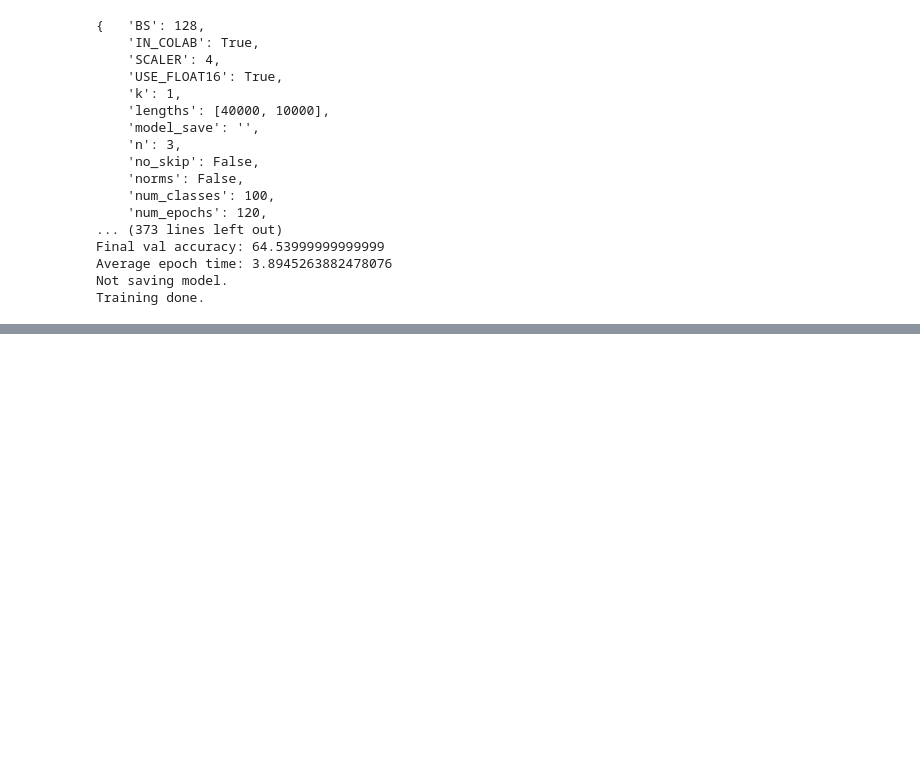
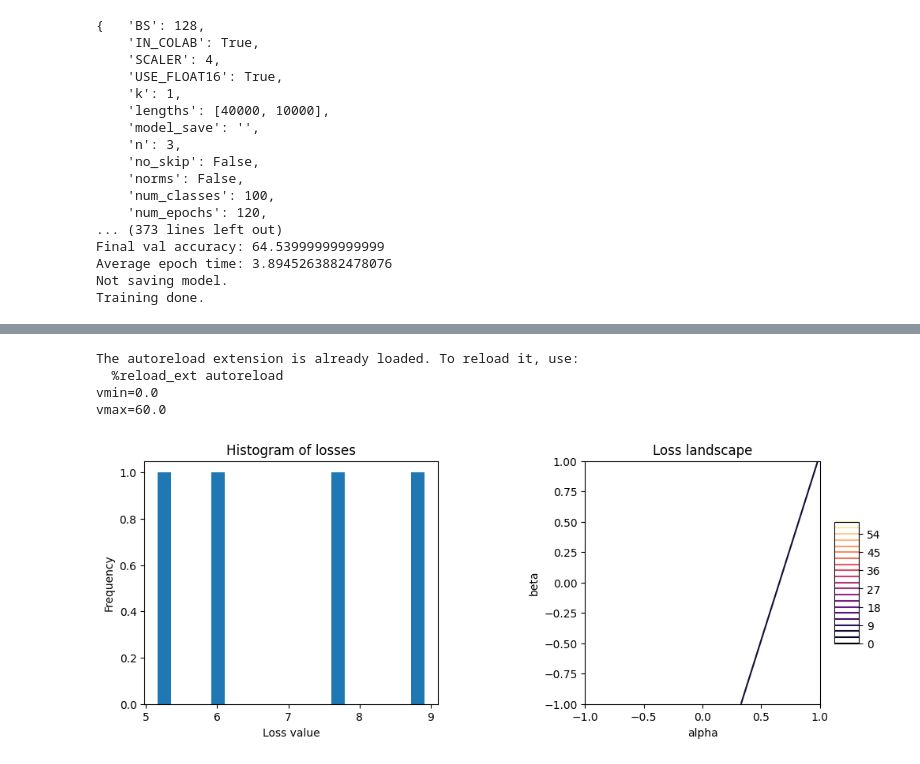
Before and after one commit to mhsiu01/resnet, a Jupyter notebook: colab_wrapper.ipynb, the cells around one changed output, grey strips where cells are left out. Drawn from its saved outputs; the diff is of its cells as text; code cells hidden in the pictures; blank space fills up the shorter version.

Commit message:
Run in colab: Cleaned up colab_wrapper, added landscaping to colab_wrapper (landscape_playground.ipynb obsolete). Cleaned up landscape.py.

```diff
--- a/colab_wrapper.ipynb
+++ b/colab_wrapper.ipynb
@@ -71,0 +97,14 @@ Training done.
+# %%
+%matplotlib inline
+%load_ext autoreload
+%autoreload 2
+import torch
+from landscape_utils import plot_landscape
+model = torch.load(f"/content/resnet/models/{checkpoint}.pth")
+plot_landscape(model, plot_type='contour')
+# %% [output]
+The autoreload extension is already loaded. To reload it, use:
+  %reload_ext autoreload
+vmin=0.0
+vmax=60.0
+[figure, added]
```
Also changed, not shown: parts of 10 cells of this notebook.
